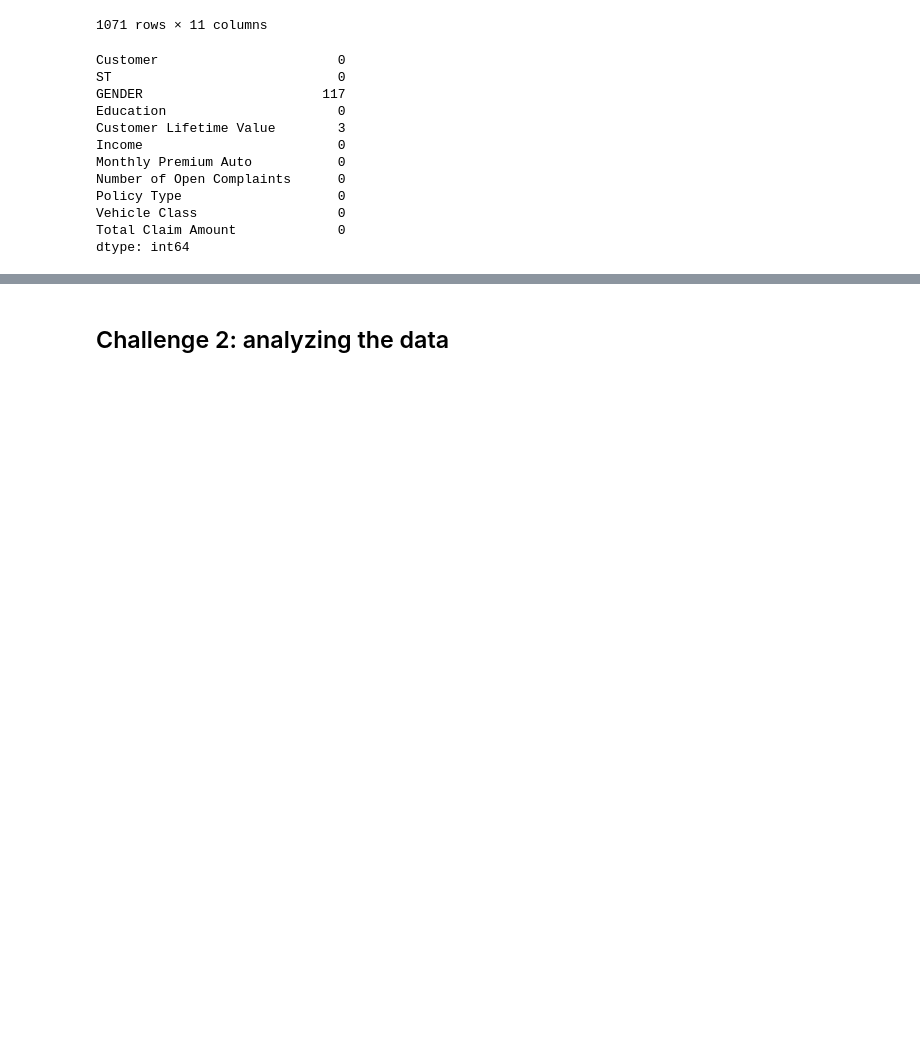
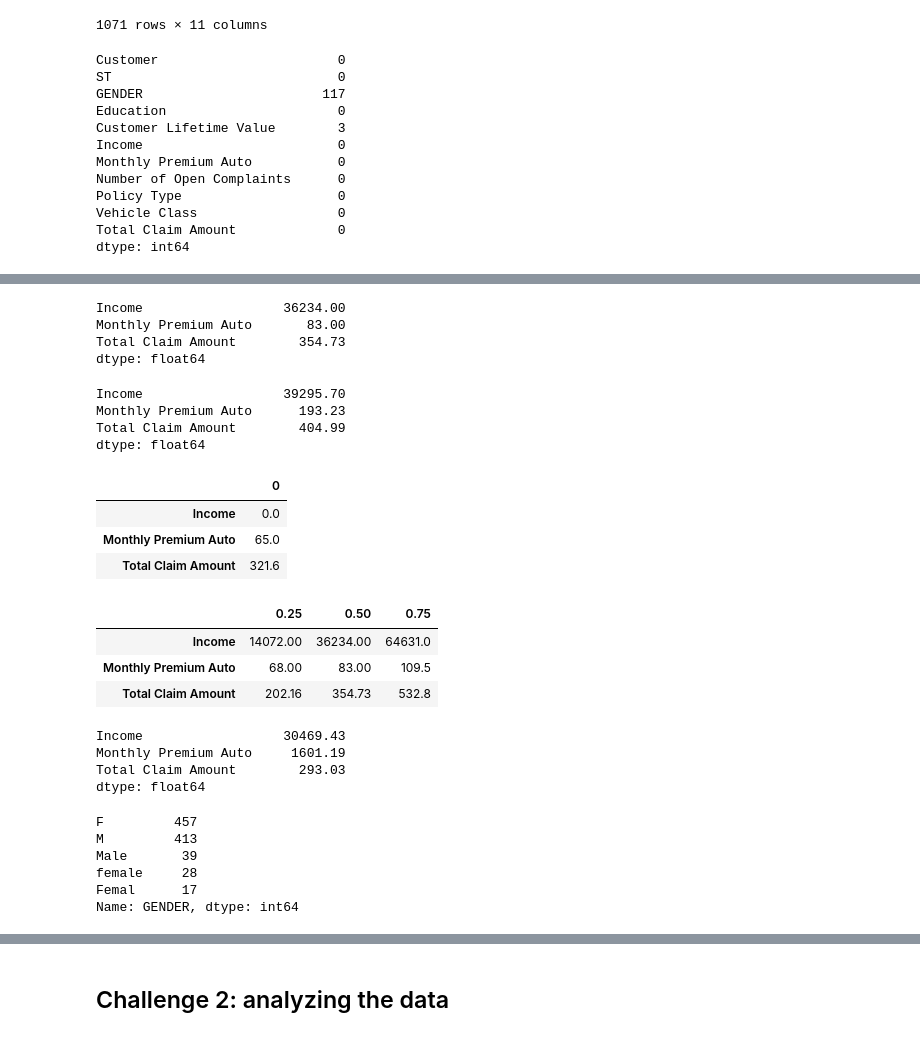
Before and after one commit to HeloisaBal/lab-dw-pandas, a Jupyter notebook: lab-dw-pandas-final-complete.ipynb, the cells around one changed output, grey strips where cells are left out. Saved outputs shown, nothing was run; the diff lists cells and outputs as text; code cells hidden in the pictures; blank space fills up the shorter version.

```diff
--- a/lab-dw-pandas-final-complete.ipynb
+++ b/lab-dw-pandas-final-complete.ipynb
@@ -277,0 +223,52 @@ cleaned['Education'].value_counts(dropna=False)
+# %%
+round(cleaned.median(numeric_only=True), 2)
+
+#median
+# %% [output]
+Income                  36234.00
+Monthly Premium Auto       83.00
+Total Claim Amount        354.73
+dtype: float64
+# %%
+round(cleaned.mean(numeric_only=True), 2)
+
+#mean
+# %% [output]
+Income                  39295.70
+Monthly Premium Auto      193.23
+Total Claim Amount        404.99
+dtype: float64
+# %%
+cleaned.mode(numeric_only=True).T
+
+#mode
+# %% [output]
+|  | 0 |
+| Income | 0.0 |
+| Monthly Premium Auto | 65.0 |
+| Total Claim Amount | 321.6 |
+# %%
+round(cleaned.quantile(q = [0.25,0.5,0.75], axis=0, numeric_only=True), 2).T
+# %% [output]
+|  | 0.25 | 0.50 | 0.75 |
+| Income | 14072.00 | 36234.00 | 64631.0 |
+| Monthly Premium Auto | 68.00 | 83.00 | 109.5 |
+| Total Claim Amount | 202.16 | 354.73 | 532.8 |
+# %%
+import statistics as stats
+
+round(cleaned.std(numeric_only=True), 2)
+# %% [output]
+Income                  30469.43
+Monthly Premium Auto     1601.19
+Total Claim Amount        293.03
+dtype: float64
+# %%
+pd.value_counts(cleaned.GENDER)
+# %% [output]
+F         457
+M         413
+Male       39
+female     28
+Femal      17
+Name: GENDER, dtype: int64
```
Also changed, not shown: parts of 46 cells of this notebook.
